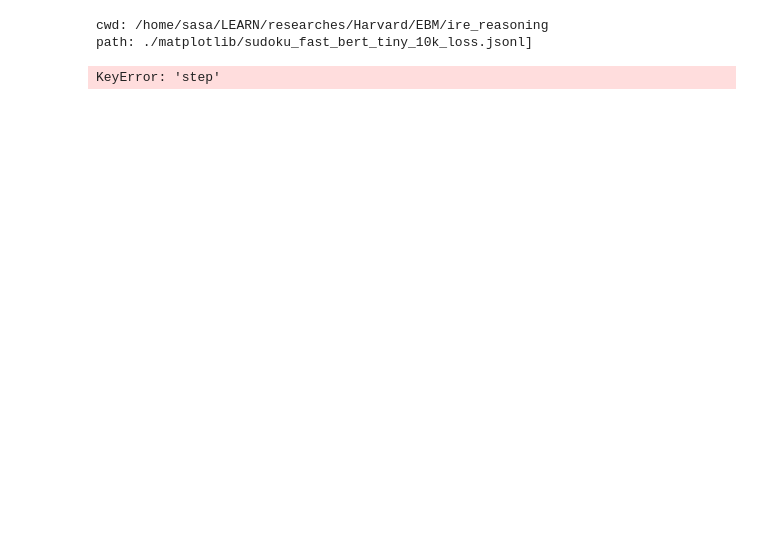
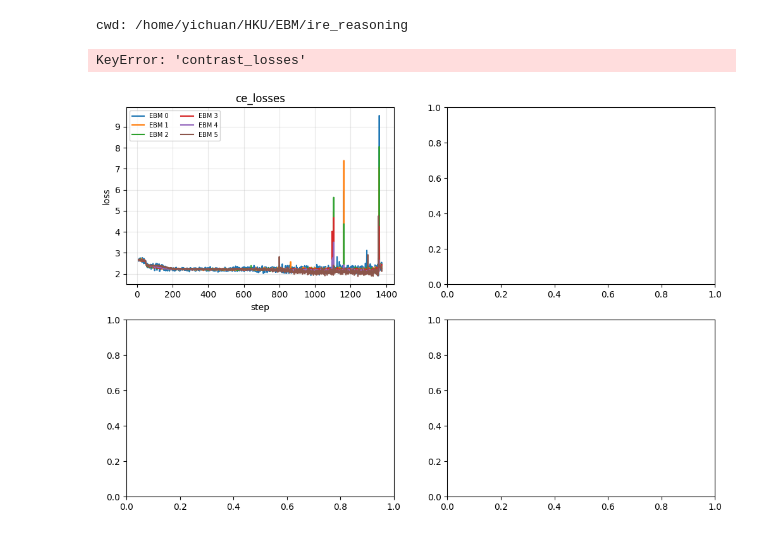
Before and after one commit to YourSaDady/ire_reasoning, a Jupyter notebook: matplotlib/visual_log.ipynb, the cells around one changed output. Saved outputs shown, nothing was run; the diff lists cells and outputs as text; code cells hidden in the pictures; blank space fills up the shorter version.

Commit message:
fixed some bugs in sudoku

```diff
--- a/matplotlib/visual_log.ipynb
+++ b/matplotlib/visual_log.ipynb
@@ -39,35 +39,35 @@ log_file = f'./matplotlib/{task_name}_{param_type}_{model_arc}_{model_scale}_10k
 records = []
 with open(log_file) as f:
     for line in f:
         records.append(json.loads(line))
 
 steps = [r['i'] for r in records]          # x 轴：step 0,1,2...
 
 # ---------- 2. 准备 4 个子图 ----------
 fig, axes = plt.subplots(2, 2, figsize=(12, 8))
 axes = axes.flatten()                     # 拉平成 1-D 列表
 titles = ['ce_losses', 'contrast_losses', 'total_losses', 'cal_spent']
 
 for ax, key in zip(axes, titles):
     if key == 'cal_spent':                # 单值
         y = [r[key] for r in records]
         ax.plot(steps, y, label='cal_spent', color='k')
     else:                                 # 8 条曲线
-        for k in map(str, range(8)):      # "0"~"7"
+        for k in map(str, range(6)):      # "0"~"7" / 5
             y = [r[key][k] for r in records]
-            ax.plot(steps, y, label=f'head {k}')
+            ax.plot(steps, y, label=f'EBM {k}')
     ax.set_title(key)
     ax.set_xlabel('step')
     ax.set_ylabel('loss' if key != 'cal_spent' else 'seconds')
     ax.grid(alpha=0.3)
     if key != 'cal_spent':                # 8 条曲线图例放小一点
         ax.legend(fontsize=7, ncol=2)
     else:
         ax.legend()
 
 plt.tight_layout()
 plt.show()
 # %% [output]
-cwd: /home/sasa/LEARN/researches/Harvard/EBM/ire_reasoning
-path: ./matplotlib/sudoku_fast_bert_tiny_10k_loss.jsonl]
+cwd: /home/yichuan/HKU/EBM/ire_reasoning
-KeyError: 'step'
+KeyError: 'contrast_losses'
+[figure, added]
```
Also changed, not shown: parts of 1 cell of this notebook, 12 other files.
